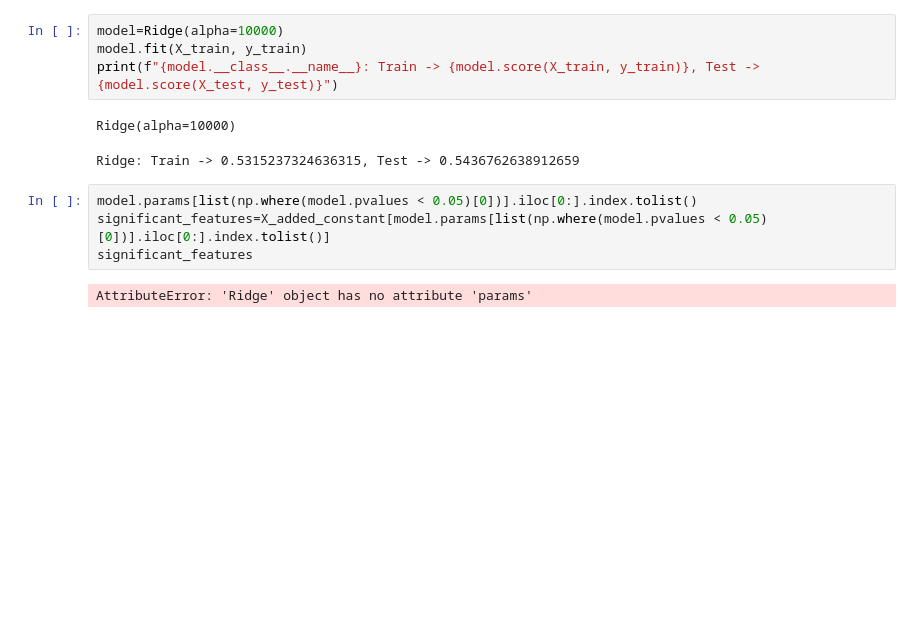
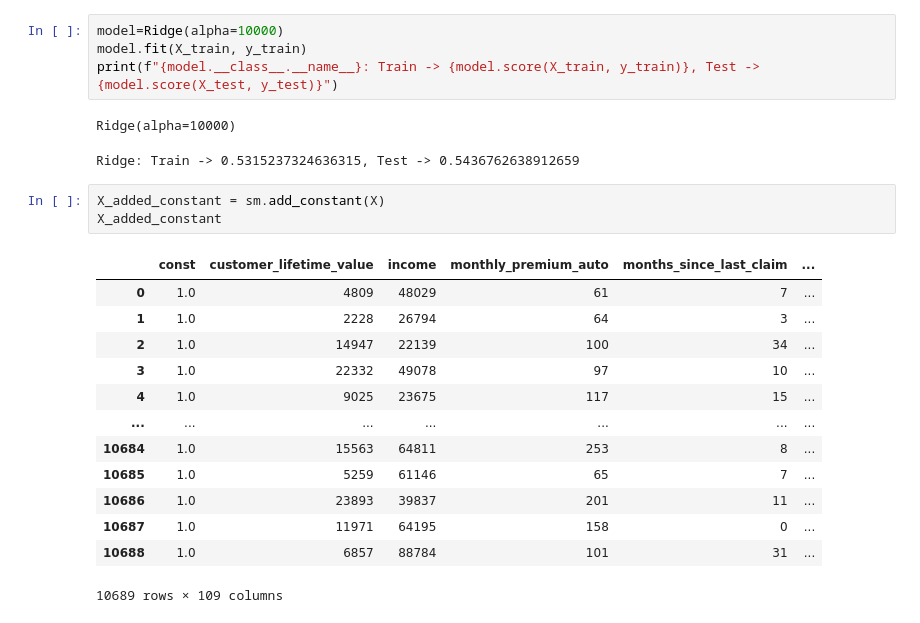
Before and after one commit to deniemmer/IronDenise, a Jupyter notebook: Week 4/Machine Learning - Concatenated DF Numerical and Categorical.ipynb, the cells around one changed output. Saved outputs shown, nothing was run; the diff lists cells and outputs as text; blank space fills up the shorter version.

```diff
--- a/Week 4/Machine Learning - Concatenated DF Numerical and Categorical.ipynb
+++ b/Week 4/Machine Learning - Concatenated DF Numerical and Categorical.ipynb
@@ -566,10 +566,21 @@ print(f"{model.__class__.__name__}: Train -> {model.score(X_train, y_train)}, Te
 # %% [output]
 Ridge(alpha=10000)
 Ridge: Train -> 0.5315237324636315, Test -> 0.5436762638912659
-# %%
-model.params[list(np.where(model.pvalues < 0.05)[0])].iloc[0:].index.tolist()
-significant_features=X_added_constant[model.params[list(np.where(model.pvalues < 0.05)[0])].iloc[0:].index.tolist()]
-significant_features
-# %% [output]
-AttributeError: 'Ridge' object has no attribute 'params'
+# %%
+X_added_constant = sm.add_constant(X)
+X_added_constant
+# %% [output]
+|  | const | customer_lifetime_value | income | monthly_premium_auto | months_since_last_claim | ... |
+| 0 | 1.0 | 4809 | 48029 | 61 | 7 | ... |
+| 1 | 1.0 | 2228 | 26794 | 64 | 3 | ... |
+| 2 | 1.0 | 14947 | 22139 | 100 | 34 | ... |
+| 3 | 1.0 | 22332 | 49078 | 97 | 10 | ... |
+| 4 | 1.0 | 9025 | 23675 | 117 | 15 | ... |
+| ... | ... | ... | ... | ... | ... | ... |
+| 10684 | 1.0 | 15563 | 64811 | 253 | 8 | ... |
+| 10685 | 1.0 | 5259 | 61146 | 65 | 7 | ... |
+| 10686 | 1.0 | 23893 | 39837 | 201 | 11 | ... |
+| 10687 | 1.0 | 11971 | 64195 | 158 | 0 | ... |
+| 10688 | 1.0 | 6857 | 88784 | 101 | 31 | ... |
+10689 rows × 109 columns
 # %%
```
Also changed, not shown: parts of 3 cells of this notebook.
